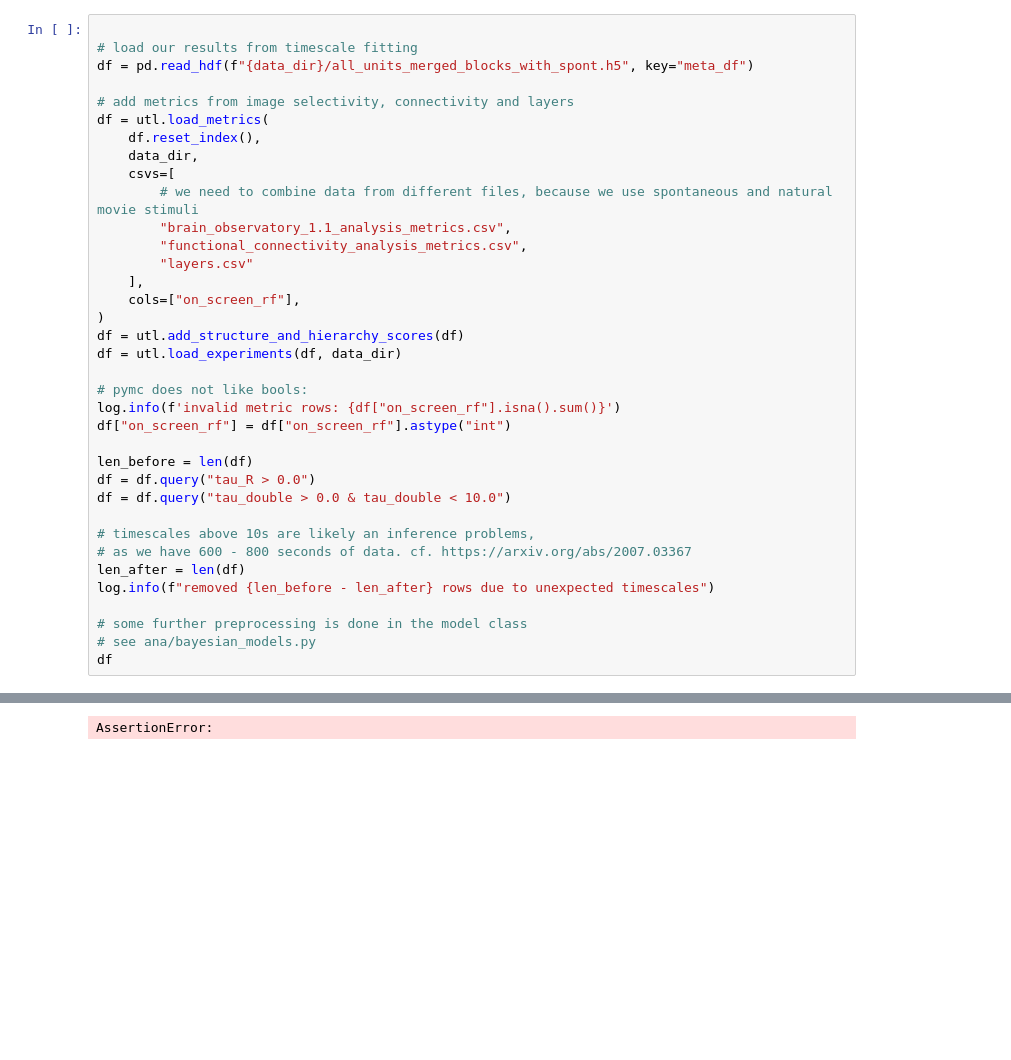
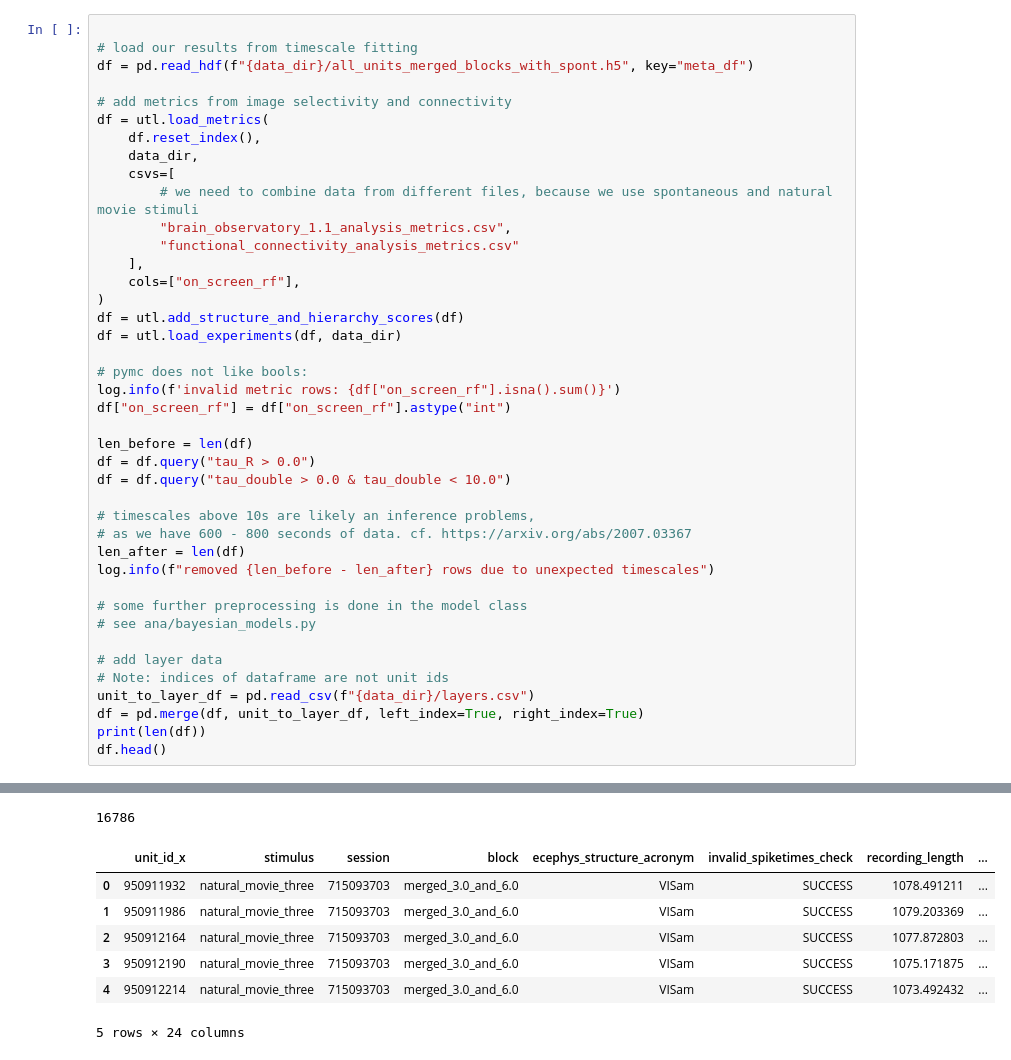
Before and after one commit to CarlosErnestoMA/mouse_visual_timescales, a Jupyter notebook: experiment_analysis/notebooks/bayes_analysis_layers.ipynb, the cells around one changed output, grey strips where cells are left out. Drawn from its saved outputs; the diff is of its cells as text; blank space fills up the shorter version.

Commit message:
Added and tested a bayesian hierarchical model which includes layer data.

```diff
--- a/experiment_analysis/notebooks/bayes_analysis_layers.ipynb
+++ b/experiment_analysis/notebooks/bayes_analysis_layers.ipynb
@@ -45,15 +45,14 @@ data_dir = os.path.abspath("../dat/")
 # load our results from timescale fitting
 df = pd.read_hdf(f"{data_dir}/all_units_merged_blocks_with_spont.h5", key="meta_df")
 
-# add metrics from image selectivity, connectivity and layers
+# add metrics from image selectivity and connectivity
 df = utl.load_metrics(
     df.reset_index(),
     data_dir,
     csvs=[
         # we need to combine data from different files, because we use spontaneous and natural movie stimuli
         "brain_observatory_1.1_analysis_metrics.csv",
-        "functional_connectivity_analysis_metrics.csv",
-        "layers.csv"
+        "functional_connectivity_analysis_metrics.csv"
     ],
     cols=["on_screen_rf"],
 )
@@ -75,5 +74,11 @@ log.info(f"removed {len_before - len_after} rows due to unexpected timescales")
 
 # some further preprocessing is done in the model class
 # see ana/bayesian_models.py
-df
+
+# add layer data
+# Note: indices of dataframe are not unit ids
+unit_to_layer_df = pd.read_csv(f"{data_dir}/layers.csv")
+df = pd.merge(df, unit_to_layer_df, left_index=True, right_index=True)
+print(len(df))
+df.head()
 # %% [output]
@@ -82 +93,8 @@ df
-AssertionError:
+16786
+|  | unit_id_x | stimulus | session | block | ecephys_structure_acronym | invalid_spiketimes_check | recording_length | ... |
+| 0 | 950911932 | natural_movie_three | 715093703 | merged_3.0_and_6.0 | VISam | SUCCESS | 1078.491211 | ... |
+| 1 | 950911986 | natural_movie_three | 715093703 | merged_3.0_and_6.0 | VISam | SUCCESS | 1079.203369 | ... |
+| 2 | 950912164 | natural_movie_three | 715093703 | merged_3.0_and_6.0 | VISam | SUCCESS | 1077.872803 | ... |
+| 3 | 950912190 | natural_movie_three | 715093703 | merged_3.0_and_6.0 | VISam | SUCCESS | 1075.171875 | ... |
+| 4 | 950912214 | natural_movie_three | 715093703 | merged_3.0_and_6.0 | VISam | SUCCESS | 1073.492432 | ... |
+5 rows × 24 columns
```
Also changed, not shown: parts of 24 cells of this notebook, 2 other files.
